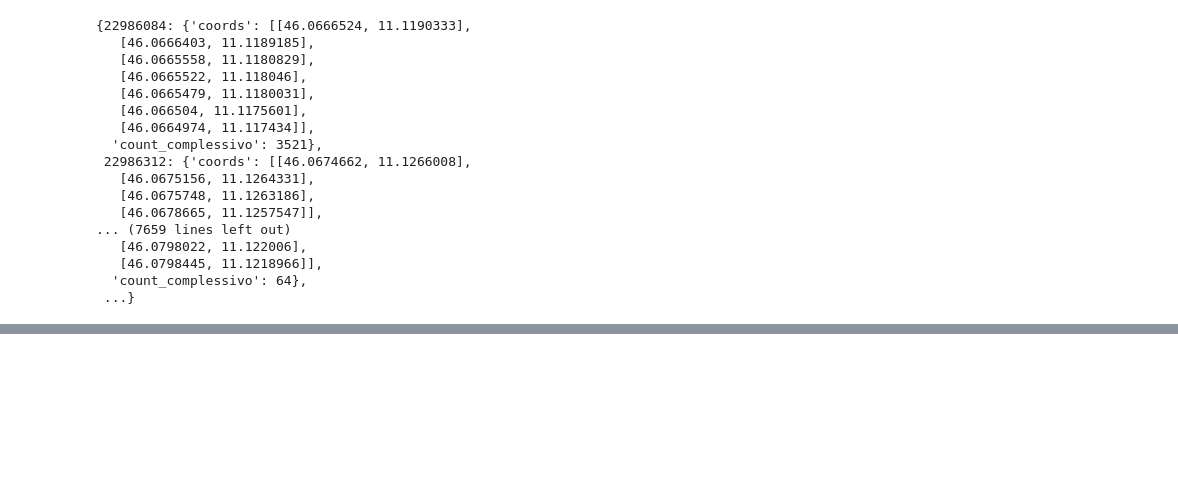
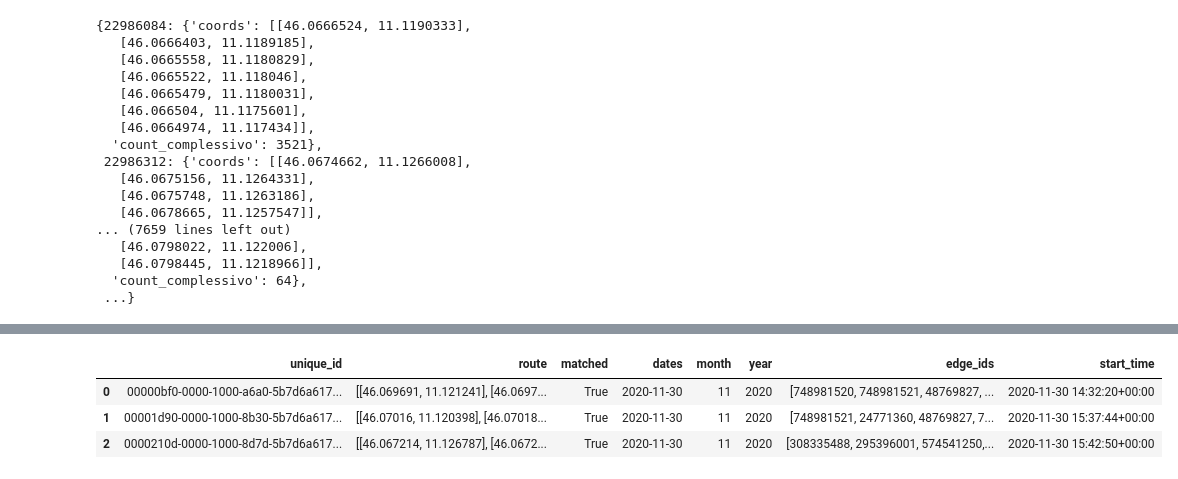
Before and after one commit to dclfbk/escooter_trento, a Jupyter notebook: code/interactive_tratte_forti.ipynb, the cells around one changed output, grey strips where cells are left out. Cells and saved outputs as stored; diff of their text form; code cells hidden in the pictures; blank space fills up the shorter version.

```diff
--- a/code/interactive_tratte_forti.ipynb
+++ b/code/interactive_tratte_forti.ipynb
@@ -327,0 +361,9 @@ pn.template.FastListTemplate(site="Panel", title="Folium", main=["Most Travelled
+# %%
+df['start_time'] = tmstmp
+df = df.drop(['index'], axis=1)
+df.head(3)
+# %% [output]
+|  | unique_id | route | matched | dates | month | year | edge_ids | start_time |
+| 0 | 00000bf0-0000-1000-a6a0-5b7d6a617... | [[46.069691, 11.121241], [46.0697... | True | 2020-11-30 | 11 | 2020 | [748981520, 748981521, 48769827, ... | 2020-11-30 14:32:20+00:00 |
+| 1 | 00001d90-0000-1000-8b30-5b7d6a617... | [[46.07016, 11.120398], [46.07018... | True | 2020-11-30 | 11 | 2020 | [748981521, 24771360, 48769827, 7... | 2020-11-30 15:37:44+00:00 |
+| 2 | 0000210d-0000-1000-8d7d-5b7d6a617... | [[46.067214, 11.126787], [46.0672... | True | 2020-11-30 | 11 | 2020 | [308335488, 295396001, 574541250,... | 2020-11-30 15:42:50+00:00 |
```
Also changed, not shown: parts of 14 cells of this notebook, 1 other file.
